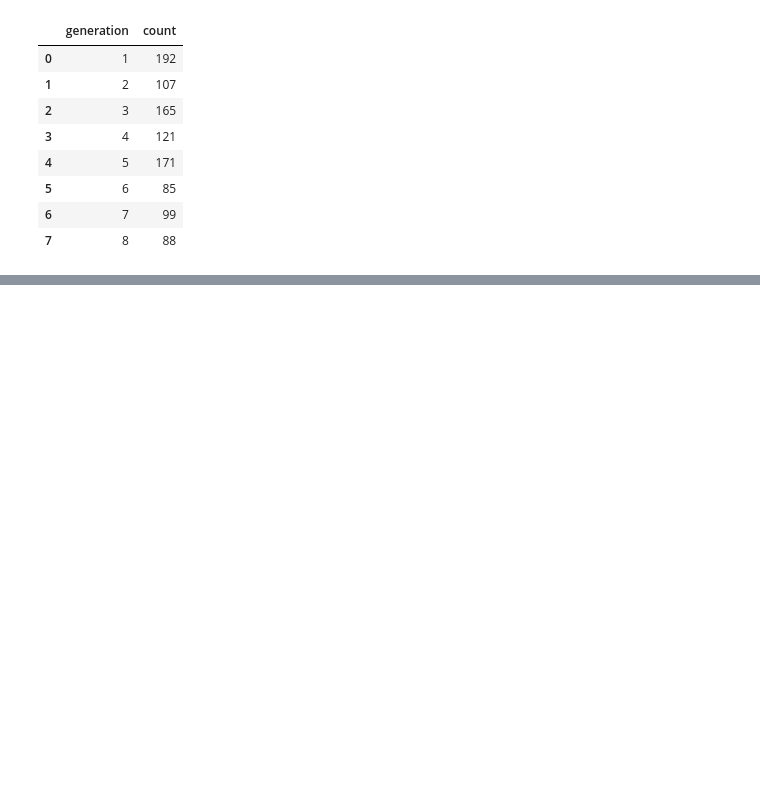
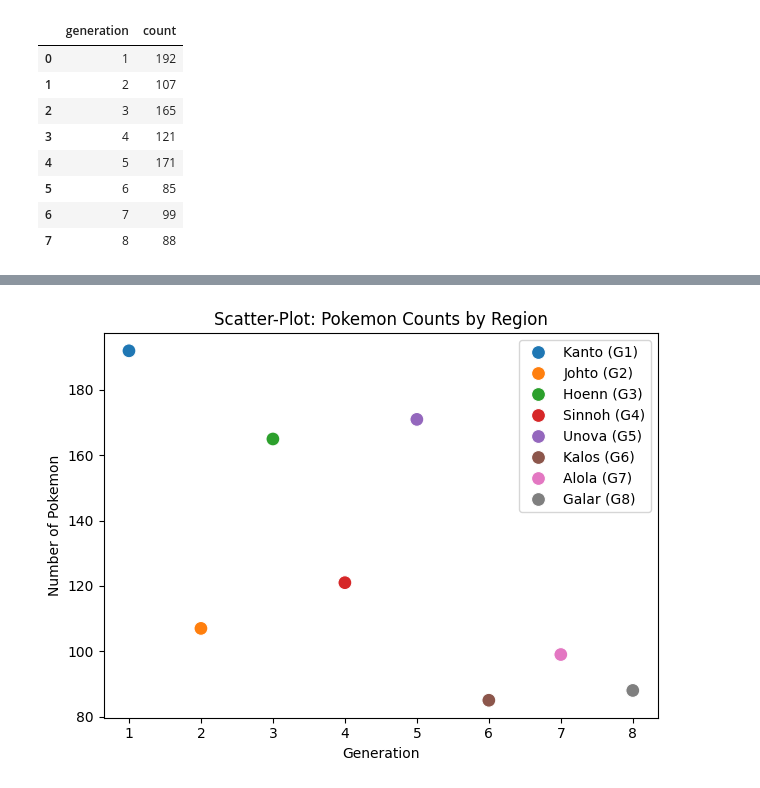
Before and after one commit to aveeyan/PokeDataAnalysis, a Jupyter notebook: STATS2_generations.ipynb, the cells around one changed output, grey strips where cells are left out. Cells and saved outputs as stored; diff of their text form; code cells hidden in the pictures; blank space fills up the shorter version.

```diff
--- a/STATS2_generations.ipynb
+++ b/STATS2_generations.ipynb
@@ -21,0 +111,16 @@ generations
+# %%
+#3 Scatterplot may not be the best option to visualize data
+sns.scatterplot(
+    data=generations_merged,
+    y=count_col,
+    x=generation_col,
+    hue=region_col,
+    s=100
+)
+plt.xlabel("Generation")
+plt.ylabel("Number of Pokemon")
+plt.title("Scatter-Plot: Pokemon Counts by Region")
+plt.tight_layout()
+plt.show()
+# %% [output]
+[figure, added]
```
Also changed, not shown: parts of 8 cells of this notebook.
